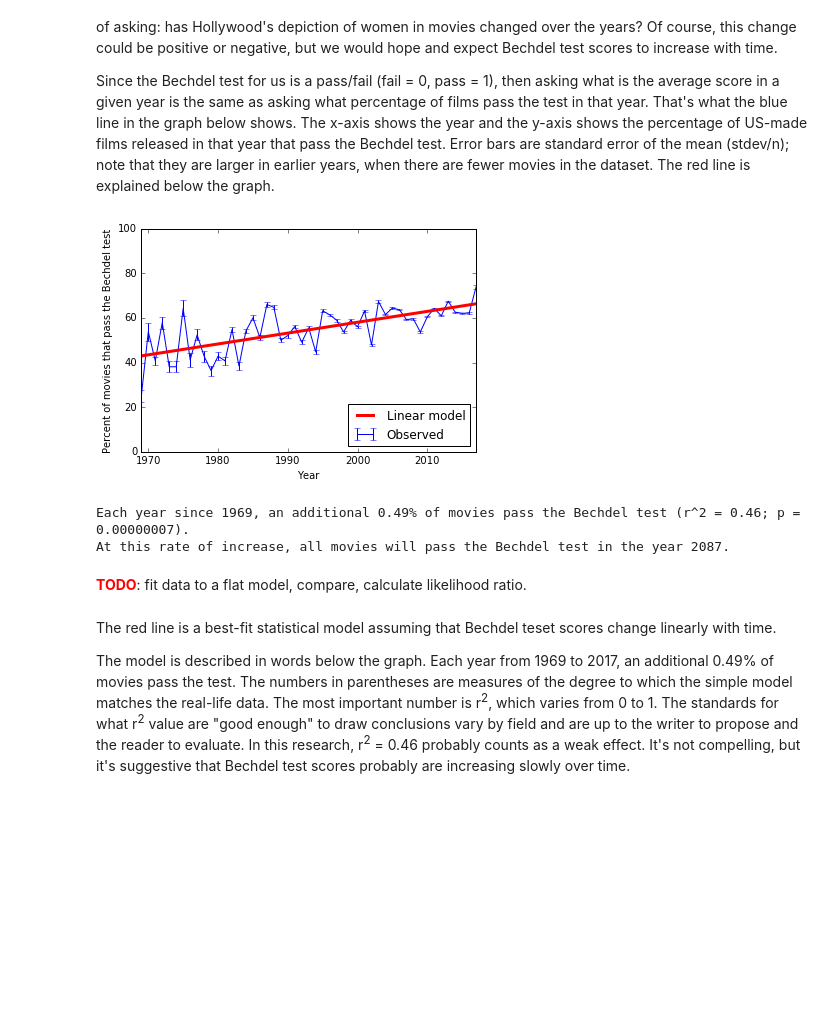
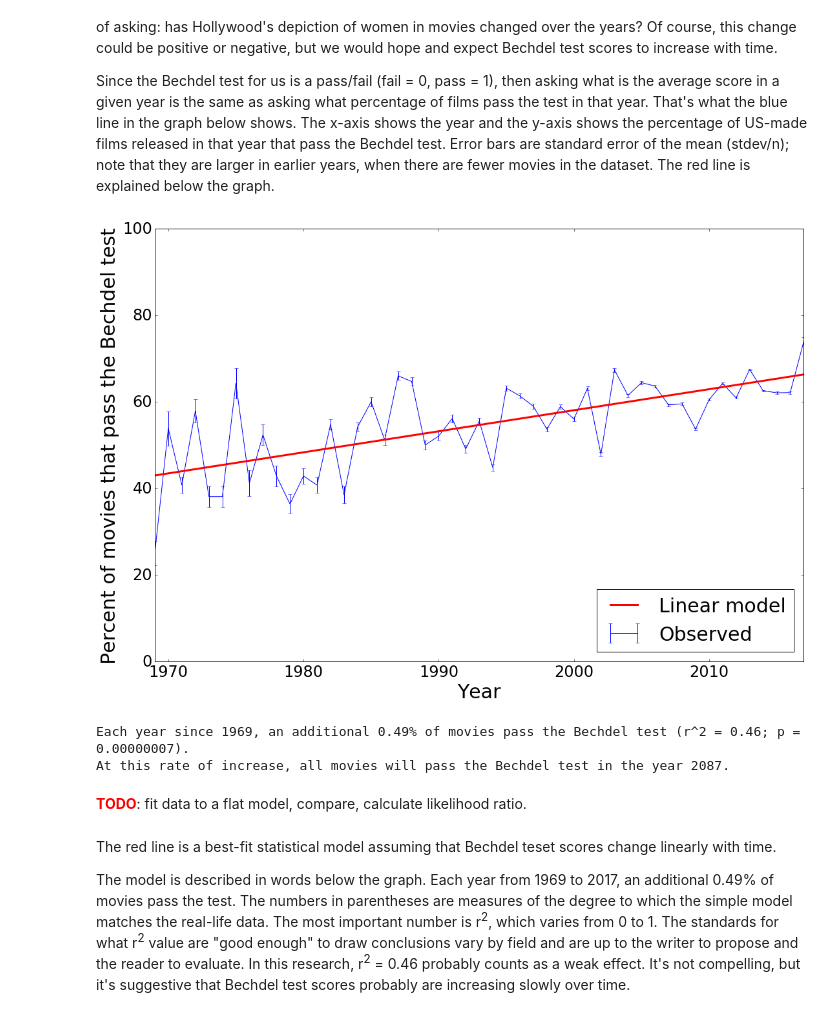
Before and after one commit to raddick/movies, a Jupyter notebook: 7. Analysis.ipynb, the cells around one changed output. Drawn from its saved outputs; the diff is of its cells as text; code cells hidden in the pictures; blank space fills up the shorter version.

```diff
--- a/7. Analysis.ipynb
+++ b/7. Analysis.ipynb
@@ -306,38 +306,39 @@ stdevm_bechdel.index.name = 'date'
 stdevm_bechdel.name = 'bechdel'
 stdevm_bechdel = stdevm_bechdel[(stdevm_bechdel.index >= firstyear) & (stdevm_bechdel.index <= lastyear)]
 stdevm_bechdel = stdevm_bechdel.reset_index()
 
 # multiply both by 100 to express as percentage
 avg_bechdel['bechdel'] = avg_bechdel['bechdel'] * 100
 stdevm_bechdel['bechdel'] = stdevm_bechdel['bechdel'] * 100
 
 [slope,intercept,rvalue,pvalue,stderr] = linregress(avg_bechdel['date'],avg_bechdel['bechdel'])
 #print(slope,intercept,rvalue)
 r_squared = rvalue ** 2
 
 predicted = pd.DataFrame({"date": np.linspace(start=1969.,stop=2969.,num=1001)})
 predicted['bechdel'] = slope*predicted['date'] + intercept
 
 # Plot the observed data
-#fig = plt.figure(figsize=(8,8))
+fig = plt.figure(figsize=(18,12))
 plt.errorbar(avg_bechdel['date'],avg_bechdel['bechdel'],yerr=stdevm_bechdel['bechdel'],c='b',label='Observed')
 # Plot the predictions from the model
 plt.plot(predicted['date'],predicted['bechdel'],c='r',label='Linear model',lw=3)
-plt.legend(loc='lower right')
+plt.legend(loc='lower right', fontsize=30)
 plt.ylim((0,100))
 plt.xlim((1969,2017))
-plt.xlabel('Year')
-plt.ylabel('Percent of movies that pass the Bechdel test')
+plt.xlabel('Year', fontsize=30)
+plt.ylabel('Percent of movies that pass the Bechdel test', fontsize=30)
+plt.tick_params(axis='both', which='major', labelsize=24)
 #fig.show()
 plt.show()
 everything_passes_year = predicted['date'].loc[predicted['bechdel'] >= 100].agg(np.min)
 
 print('Each year since {0:.0f}, an additional {1:.2f}% of movies pass the Bechdel test (r^2 = {2:.2f}; p = {3:.8f}).'.format(firstyear,slope,r_squared,pvalue))
 print('At this rate of increase, all movies will pass the Bechdel test in the year {0:.0f}.'.format(everything_passes_year))
 
 display(HTML('<p><b><font color="red">TODO</font></b>: fit data to a flat model, compare, calculate likelihood ratio.</p>'))
 # %% [output]
-[figure, old version]
+[figure, new version]
 Each year since 1969, an additional 0.49% of movies pass the Bechdel test (r^2 = 0.46; p = 0.00000007).
 At this rate of increase, all movies will pass the Bechdel test in the year 2087.
 TODO: fit data to a flat model, compare, calculate likelihood ratio.
```
Also changed, not shown: parts of 5 cells of this notebook, 10 other files.
